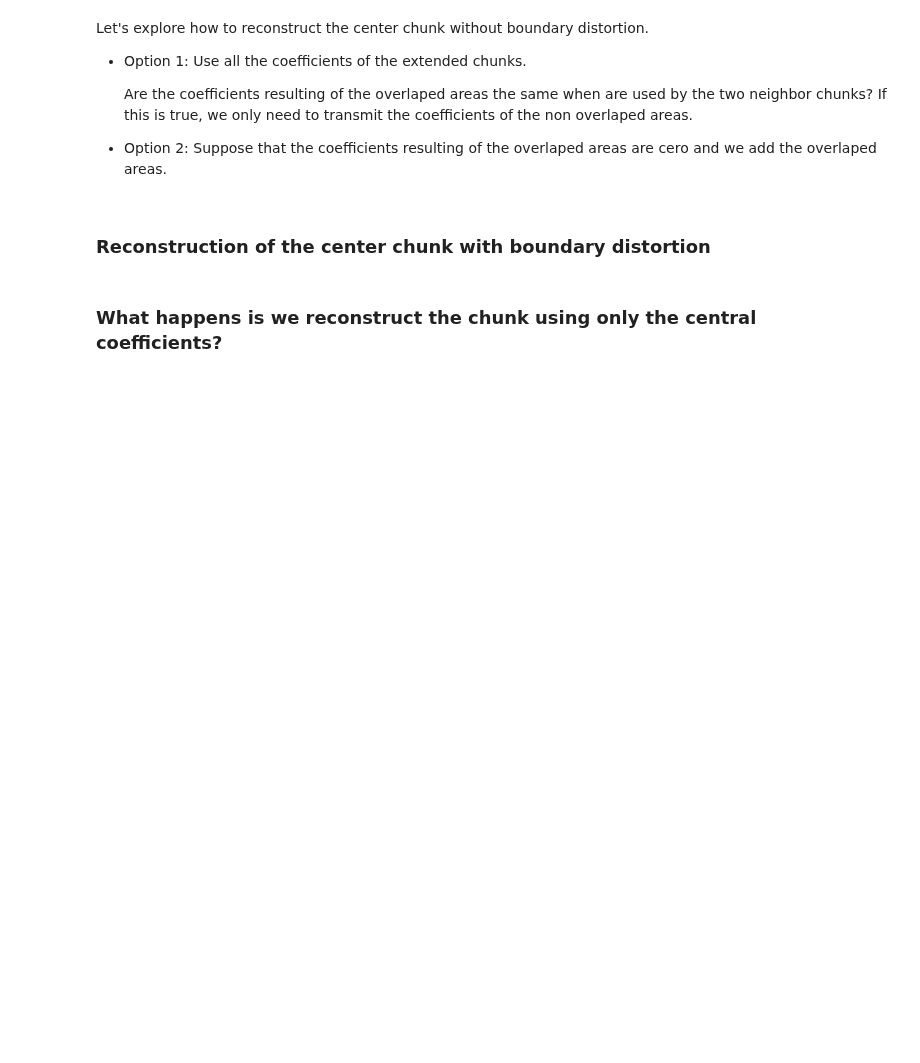
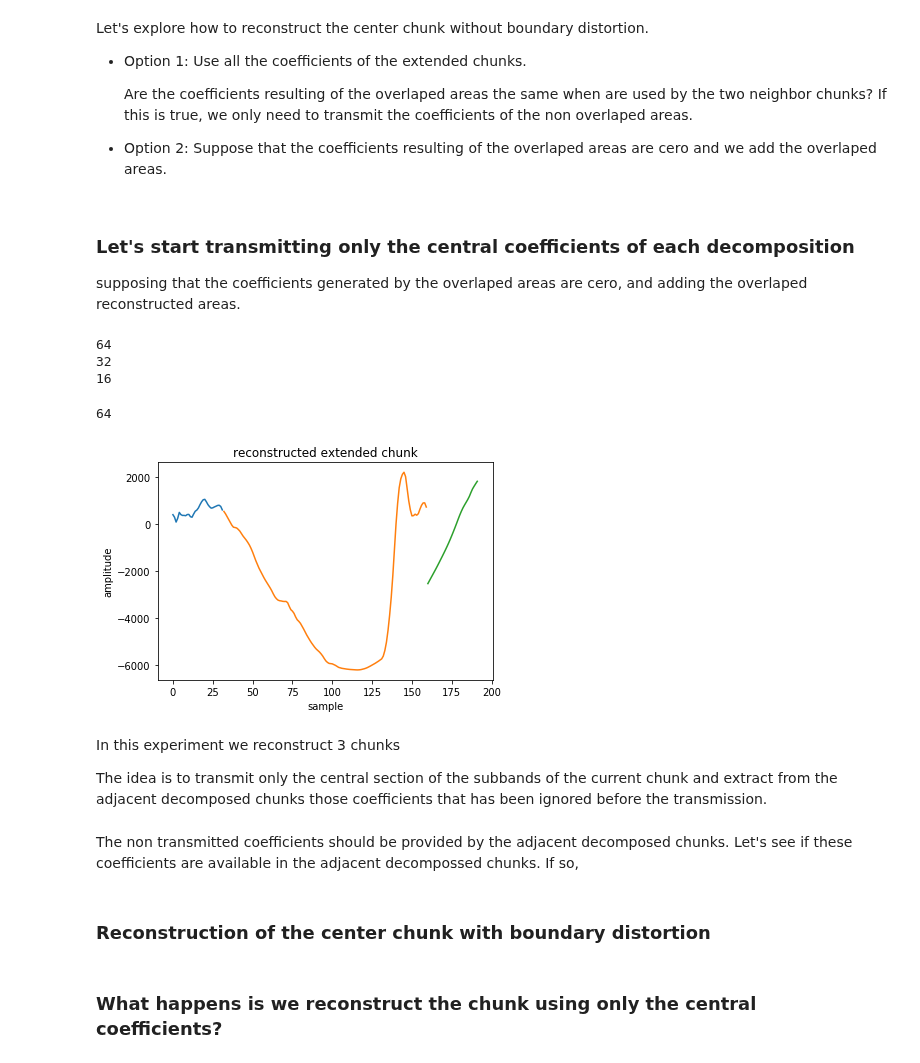
Before and after one commit to Tecnologias-multimedia/InterCom, a Jupyter notebook: docs/quantization_DWT.ipynb, the cells around one changed output. Saved outputs shown, nothing was run; the diff lists cells and outputs as text; code cells hidden in the pictures; blank space fills up the shorter version.

```diff
--- a/docs/quantization_DWT.ipynb
+++ b/docs/quantization_DWT.ipynb
@@ -44,9 +49,11 @@ levels = 3
 ## Filters selection
 # %%
 #wavelet_name = "haar"
-wavelet_name = "db5"
+#wavelet_name = "db5"
+wavelet_name = "db11"
 #wavelet_name = "db20"
 #wavelet_name = "bior2.2"
+#wavelet_name = "bior3.5"
 #wavelet_name = "rbio2.2"
 wavelet = pywt.Wavelet(wavelet_name)
 #mode = "zero"
@@ -213,3 +238,55 @@ Let's explore how to reconstruct the center chunk without boundary distortion.
     Are the coefficients resulting of the overlaped areas the same when are used by the two neighbor chunks? If this is true, we only need to transmit the coefficients of the non overlaped areas.
 
 * Option 2: Suppose that the coefficients resulting of the overlaped areas are cero and we add the overlaped areas.
+# %% [markdown]
+### Let's start transmitting only the central coefficients of each decomposition
+supposing that the coefficients generated by the overlaped areas are cero, and adding the overlaped reconstructed areas.
+# %%
+def extract(decomposition):
+    nos = number_of_overlaped_samples
+    extracted_decomposition = [None]*len(decomposition)
+    for subband_index in range(len(decomposition)-1, 0, -1):
+        nos >>= 1
+        extracted_decomposition[subband_index] = decomposition[subband_index][nos:len(decomposition[subband_index])-nos]
+        #print(nos, len(decomposition[subband_index])-nos)
+        print(len(extracted_decomposition[subband_index]))
+    extracted_decomposition[0] = decomposition[0][nos:len(decomposition[0])-nos]
+    return extracted_decomposition
+# %%
+extended_chunk_decomposition = transform_and_quantize(extended_chunk)
+extraction_extended_chunk_decomposition = extract(extended_chunk_decomposition)
+# %% [output]
+64
+32
+16
+# %%
+len(extraction_extended_chunk_decomposition[3])
+# %% [output]
+64
+# %%
+reconstruction_extraction_extended_chunk_decomposition = dequantize_and_detransform(extraction_extended_chunk_decomposition)
+# %%
+pylab.plot(np.linspace(0,
+                       len(reconstructed_last_samples_left_chunk)-1,
+                       len(reconstructed_last_samples_left_chunk)),
+           reconstructed_last_samples_left_chunk)
+pylab.plot(np.linspace(len(reconstructed_last_samples_left_chunk),
+                       len(reconstructed_last_samples_left_chunk) + len(reconstruction_extraction_extended_chunk_decomposition) - 1,
+                       len(reconstruction_extraction_extended_chunk_decomposition)),
+           reconstruction_extraction_extended_chunk_decomposition)
+pylab.plot(np.linspace(len(reconstructed_last_samples_left_chunk) + len(reconstructed_center_chunk),
+                       len(reconstructed_last_samples_left_chunk) + len(reconstructed_center_chunk) + len(reconstructed_first_samples_right_chunk) - 1,
+                       len(reconstructed_first_samples_right_chunk)),
+           reconstructed_first_samples_right_chunk)
+pylab.xlabel("sample")
+pylab.ylabel("amplitude")
+pylab.title("reconstructed extended chunk")
+pylab.show()
+# %% [output]
+[figure, added]
+# %% [markdown]
+In this experiment we reconstruct 3 chunks
+
+The idea is to transmit only the central section of the subbands of the current chunk and extract from the adjacent decomposed chunks those coefficients that has been ignored before the transmission.
+# %% [markdown]
+The non transmitted coefficients should be provided by the adjacent decomposed chunks. Let's see if these coefficients are available in the adjacent decompossed chunks. If so,
```
Also changed, not shown: parts of 10 cells of this notebook.
